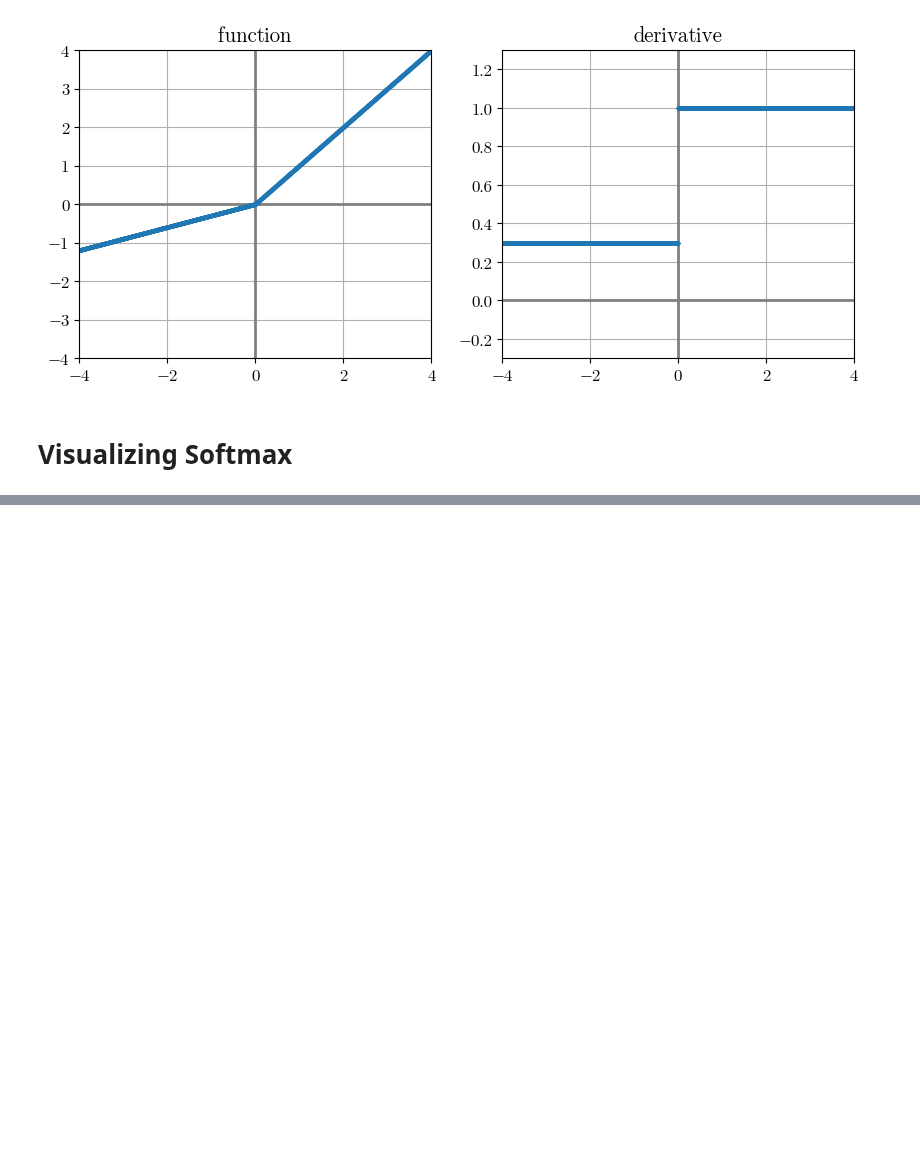
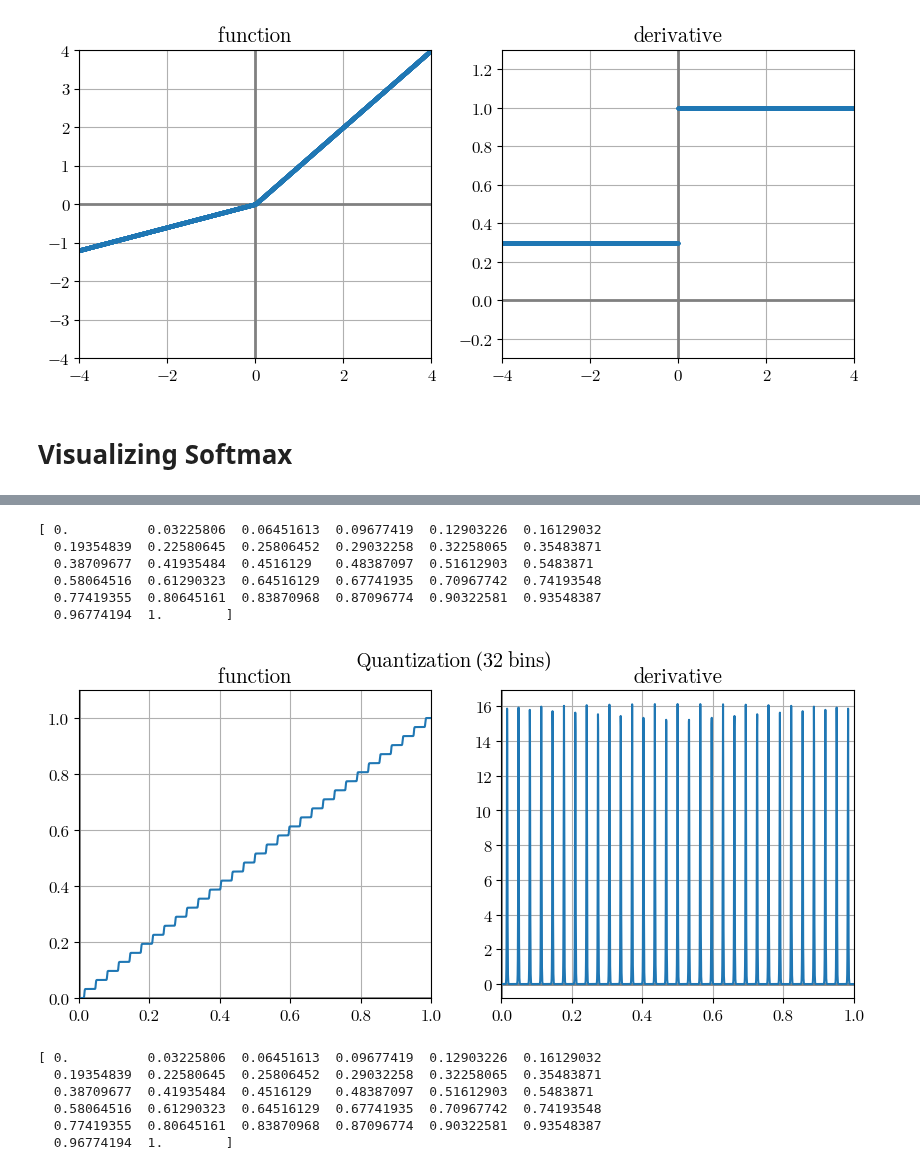
Before and after one commit to sri-kankanahalli/autoencoder-speech-compression, a Jupyter notebook: Visualizations.ipynb, the cells around one changed output, grey strips where cells are left out. Cells and saved outputs as stored; diff of their text form; code cells hidden in the pictures; blank space fills up the shorter version.

```diff
--- a/Visualizations.ipynb
+++ b/Visualizations.ipynb
@@ -37,14 +36,21 @@ matplotlib.matplotlib_fname()
 # %% [output]
 u'/usr/local/lib/python2.7/dist-packages/matplotlib/mpl-data/matplotlibrc'
 # %%
-def activation_plot(fnc, xscl = 4.0, fnc_yscl = None, grd_yscl = None):
+def activation_plot(fnc, xscl = 4.0, fnc_yscl = None, grd_yscl = None, marker = '.',
+                    main_title = None):
     plt.close('all')
 
     grd = T.grad(fnc, x)
     function = theano.function([x], fnc)
     gradient = theano.function([x], grd)
 
-    x_vals = np.arange(-xscl, xscl, 0.001)
+    if (type(xscl) is tuple):
+        x_lower = xscl[0]
+        x_upper = xscl[1]
+    else:
+        x_lower = -xscl
+        x_upper = xscl
+    x_vals = np.arange(x_lower, x_upper, 0.0005)
 
     plt.figure(figsize = (10, 4))
 
@@ -53,20 +59,23 @@ def activation_plot(fnc, xscl = 4.0, fnc_yscl = None, grd_yscl = None):
     plt.grid()
     plt.axhline(0, color='gray', linewidth = 2)
     plt.axvline(0, color='gray', linewidth = 2)
-    plt.xlim(-xscl, xscl)
+    plt.xlim(x_lower, x_upper)
     if (fnc_yscl):
         plt.ylim(fnc_yscl[0], fnc_yscl[1])
-    plt.plot(x_vals, [function(i) for i in x_vals], '.', ms = 3)
+    plt.plot(x_vals, [function(i) for i in x_vals], marker, ms = 3)
 
     plt.subplot(122)
     plt.title('derivative')
     plt.grid()
     plt.axhline(0, color='gray', linewidth = 2)
     plt.axvline(0, color='gray', linewidth = 2)
-    plt.xlim(-xscl, xscl)
+    plt.xlim(x_lower, x_upper)
     if (grd_yscl):
         plt.ylim(grd_yscl[0], grd_yscl[1])
-    plt.plot(x_vals, [gradient(i) for i in x_vals], '.', ms = 3)
+    plt.plot(x_vals, [gradient(i) for i in x_vals], marker, ms = 3)
+
+    if (main_title):
+        plt.suptitle(main_title)
 
     plt.show()
 
@@ -143,0 +162,38 @@ QUANTIZED: 0.506959379338
+# %%
+x = T.dscalar()
+
+codebook = np.linspace(0.0, 1.0, 32)
+print codebook
+codebook = theano.shared(codebook)
+# %% [output]
+[ 0.          0.03225806  0.06451613  0.09677419  0.12903226  0.16129032
+  0.19354839  0.22580645  0.25806452  0.29032258  0.32258065  0.35483871
+  0.38709677  0.41935484  0.4516129   0.48387097  0.51612903  0.5483871
+  0.58064516  0.61290323  0.64516129  0.67741935  0.70967742  0.74193548
+  0.77419355  0.80645161  0.83870968  0.87096774  0.90322581  0.93548387
+  0.96774194  1.        ]
+# %%
+# i cheated and edited this one after exporting
+temp = 1000
+distances = T.abs_(T.reshape(x, (-1, 1)) - codebook)
+probs = T.nnet.softmax(temp * -distances)
+fnc = T.dot(probs, codebook)[0]
+
+title = 'Quantization (32 bins)'
+
+activation_plot(fnc, (0.0, 1.0), (0.0, 1.1), None, marker = '', main_title = title)
+# %% [output]
+[figure, added]
+# %%
+x = T.dscalar()
+
+codebook = np.linspace(0.0, 1.0, 32)
+print codebook
+codebook = theano.shared(codebook)
+# %% [output]
+[ 0.          0.03225806  0.06451613  0.09677419  0.12903226  0.16129032
+  0.19354839  0.22580645  0.25806452  0.29032258  0.32258065  0.35483871
+  0.38709677  0.41935484  0.4516129   0.48387097  0.51612903  0.5483871
+  0.58064516  0.61290323  0.64516129  0.67741935  0.70967742  0.74193548
+  0.77419355  0.80645161  0.83870968  0.87096774  0.90322581  0.93548387
+  0.96774194  1.        ]
```
Also changed, not shown: parts of 4 cells of this notebook, 28 other files.
